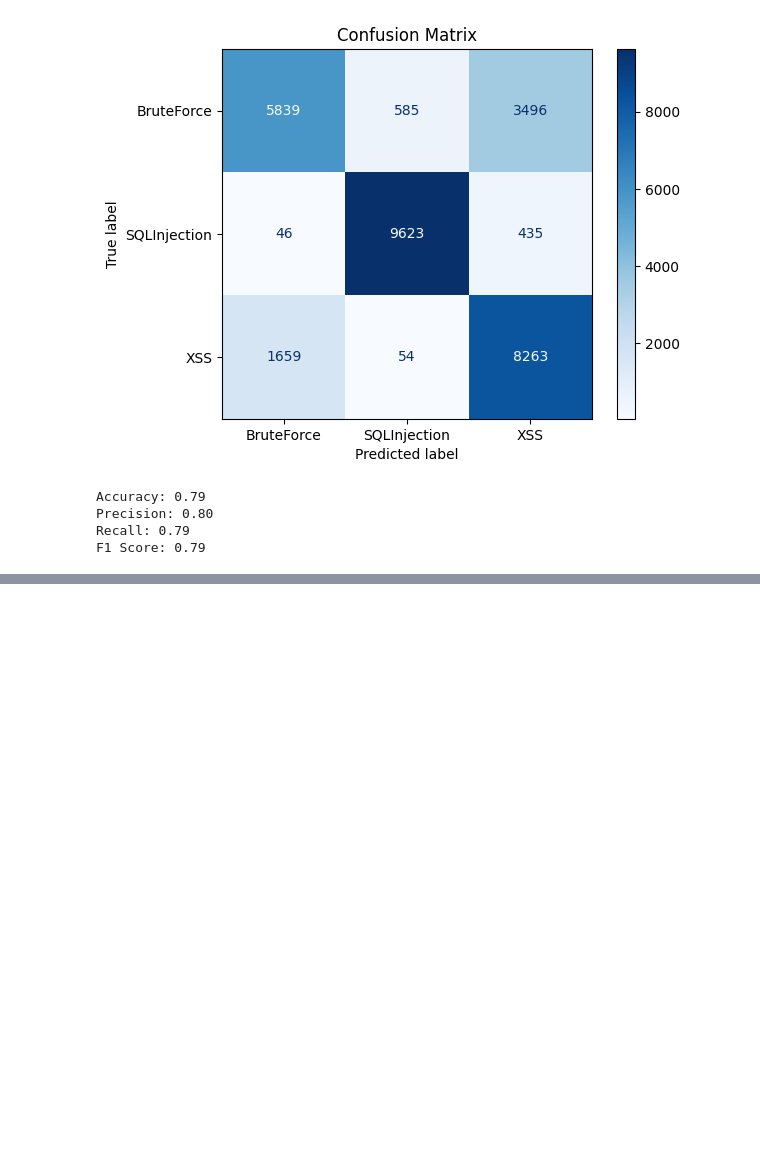
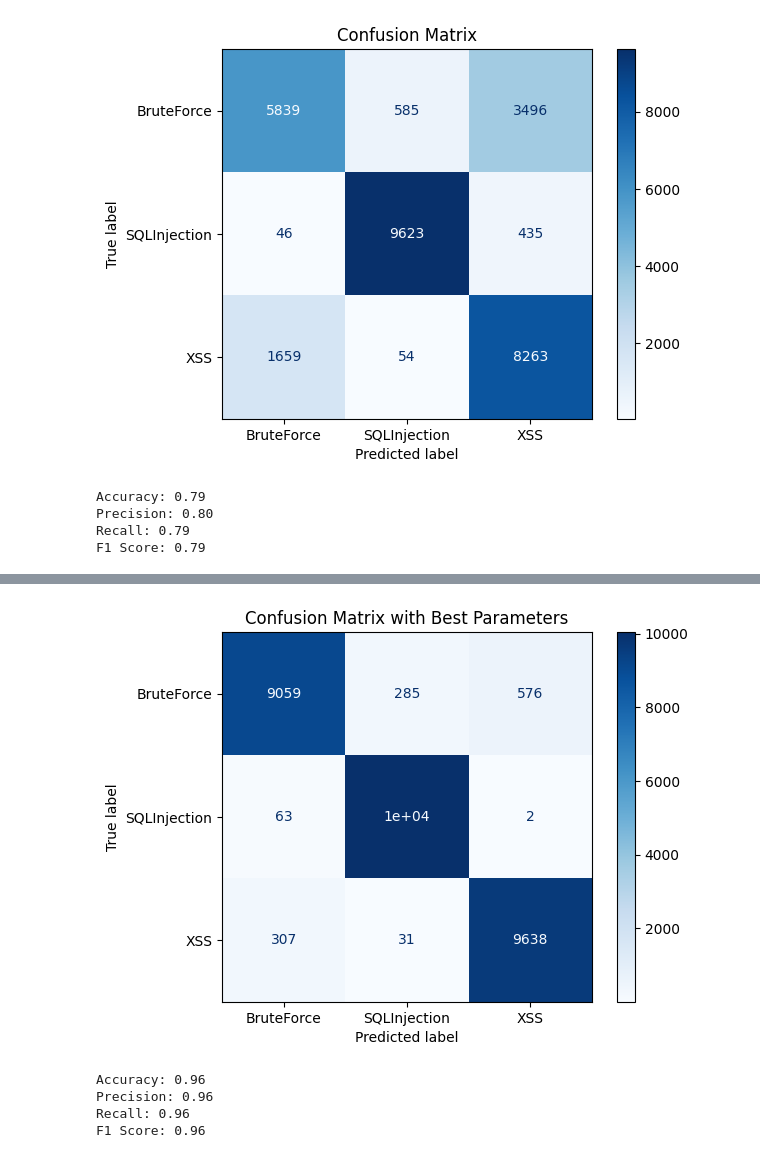
Before and after one commit to nicollorens12/SentinelX, a Jupyter notebook: Servidor/Dev/CompleteDatasetAnalysis.ipynb, the cells around one changed output, grey strips where cells are left out. Saved outputs shown, nothing was run; the diff lists cells and outputs as text; code cells hidden in the pictures; blank space fills up the shorter version.

Commit message:
New XGBoost Model 96% accuracy

```diff
--- a/Servidor/Dev/CompleteDatasetAnalysis.ipynb
+++ b/Servidor/Dev/CompleteDatasetAnalysis.ipynb
@@ -267,0 +428,30 @@ F1 Score: 0.79
+# %%
+# Use the best estimator from the grid search to predict the labels for the test set
+best_model = grid_search.best_estimator_
+y_pred_best = best_model.predict(X_test)
+
+# Compute the confusion matrix
+cm_best = confusion_matrix(y_test, y_pred_best)
+
+# Plot the confusion matrix
+disp_best = ConfusionMatrixDisplay(confusion_matrix=cm_best, display_labels=label_encoder.classes_)
+disp_best.plot(cmap=plt.cm.Blues)
+plt.title('Confusion Matrix with Best Parameters')
+plt.show()
+
+# Calculate and print other performance metrics
+accuracy_best = accuracy_score(y_test, y_pred_best)
+precision_best = precision_score(y_test, y_pred_best, average='weighted')
+recall_best = recall_score(y_test, y_pred_best, average='weighted')
+f1_best = f1_score(y_test, y_pred_best, average='weighted')
+
+print(f'Accuracy: {accuracy_best:.2f}')
+print(f'Precision: {precision_best:.2f}')
+print(f'Recall: {recall_best:.2f}')
+print(f'F1 Score: {f1_best:.2f}')
+# %% [output]
+[figure, added]
+Accuracy: 0.96
+Precision: 0.96
+Recall: 0.96
+F1 Score: 0.96
```
Also changed, not shown: parts of 9 cells of this notebook.
